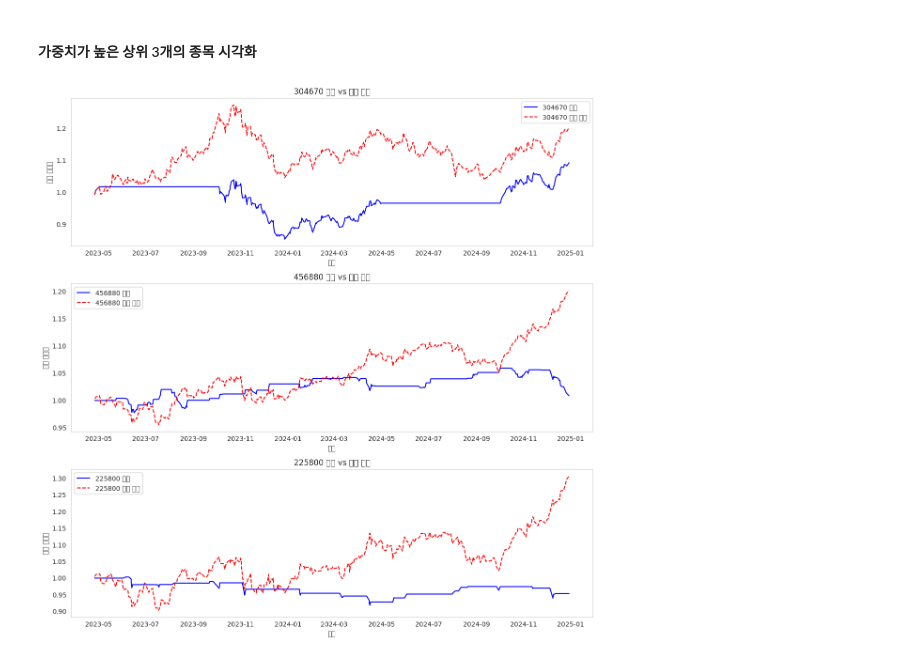
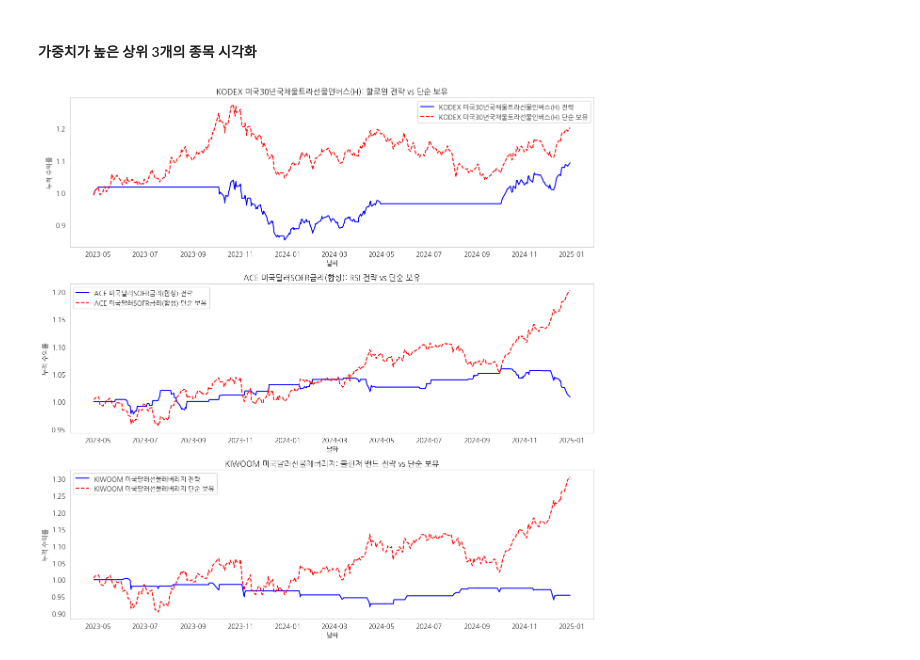
Before and after one commit to jihun-shim/study_pandas, a Jupyter notebook: quests/Portfolios.ipynb, the cells around one changed output. Cells and saved outputs as stored; diff of their text form; code cells hidden in the pictures.

```diff
--- a/quests/Portfolios.ipynb
+++ b/quests/Portfolios.ipynb
@@ -257,14 +257,29 @@ ETF 코드     ETF 이름                                             가중치
 # %% [markdown]
 #### 가중치가 높은 상위 3개의 종목 시각화
 # %%
+plt.rcParams['font.family'] = 'NanumGothic'
+
 # 설정: ETF 리스트 및 날짜
-etf_list = ['304670', '456880', '225800']  # 선택된 3개 ETF
+highest_etf_list = ['304670', '456880', '225800']  # 선택된 3개 ETF
 start_date = '20220101'
 end_date = '20241231'
 
+# ETF 코드에 대한 실제 이름과 전략 매칭
+highest_etf_names = {
+    '304670': 'KODEX 미국30년국채울트라선물인버스(H)',
+    '456880': 'ACE 미국달러SOFR금리(합성)',
+    '225800': 'KIWOOM 미국달러선물레버리지'
+}
+
+highest_etf_strategies = {
+    '304670': '할로윈 전략',
+    '456880': 'RSI 전략',
+    '225800': '볼린저 밴드 전략'
+}
+
 # 데이터 가져오기
 df_etf = pd.DataFrame()
-for etf in etf_list:
+for etf in highest_etf_list:
     df_etf[etf] = stock.get_etf_ohlcv_by_date(start_date, end_date, etf)['종가']
 
 df_etf = df_etf.dropna()
@@ -294,35 +309,35 @@ signals = pd.DataFrame(index=df_etf.index)
 # 할로윈전략 선택이유: 채권형 ETF는 경기 변동성이 낮은 겨울철에 상대적으로 강세를 보이는 경향이 있음
 signals['304670'] = df_etf.index.month.isin([10, 11, 12, 1, 2, 3, 4]).astype(int)
 
 # ACE 미국달러SOFR금리(합성)(456880): RSI 전략 (RSI<30 매수, RSI>70 매도)
 # 이유: 금리 관련 ETF는 과매도(30 이하) 시 반등 가능성이 높고, 과매수(70 이상) 시 조정 가능성이 높음
 rsi_456880 = rsi(df_etf['456880'])
 signals['456880'] = np.where(rsi_456880 < 30, 1, np.where(rsi_456880 > 70, -1, 0))
 
 # KIWOOM 미국달러선물레버리지(225800): 볼린저 밴드 전략 (하단선 매수, 상단선 매도)
 # 이유: 달러 선물 ETF는 변동성이 커서 볼린저 밴드와 같은 변동성 기반 전략이 유효함
 upper, lower = bollinger_bands(df_etf['225800'])
 signals['225800'] = np.where(df_etf['225800'] < lower, 1, np.where(df_etf['225800'] > upper, -1, 0))
 
 # 비교 대조군: 단순 보유 전략 (Buy and Hold)
 buy_and_hold_returns = (1 + df_returns).cumprod()
 
 # 전략별 수익률 계산
 strategy_returns = signals.shift(1) * df_returns
 cumulative_returns = (1 + strategy_returns).cumprod()
 
 # 결과 시각화 (각 ETF별 개별 그래프 출력)
 fig, axes = plt.subplots(3, 1, figsize=(12, 12))
-for i, etf in enumerate(etf_list):
-    axes[i].plot(cumulative_returns[etf], label=f'{etf} 전략', color='blue')
-    axes[i].plot(buy_and_hold_returns[etf], linestyle='dashed', label=f'{etf} 단순 보유', color='red')
-    axes[i].set_title(f'{etf} 전략 vs 단순 보유')
+for i, etf in enumerate(highest_etf_list):
+    axes[i].plot(cumulative_returns[etf], label=f'{highest_etf_names[etf]} 전략', color='blue')
+    axes[i].plot(buy_and_hold_returns[etf], linestyle='dashed', label=f'{highest_etf_names[etf]} 단순 보유', color='red')
+    axes[i].set_title(f'{highest_etf_names[etf]}: {highest_etf_strategies[etf]} vs 단순 보유')  # 제목에 전략 추가
     axes[i].set_xlabel('날짜')
     axes[i].set_ylabel('누적 수익률')
     axes[i].legend()
     axes[i].grid()
 
 plt.tight_layout()
 plt.show()
 # %% [output]
-[figure, old version]
+[figure, new version]
```
Also changed, not shown: parts of 2 cells of this notebook.
